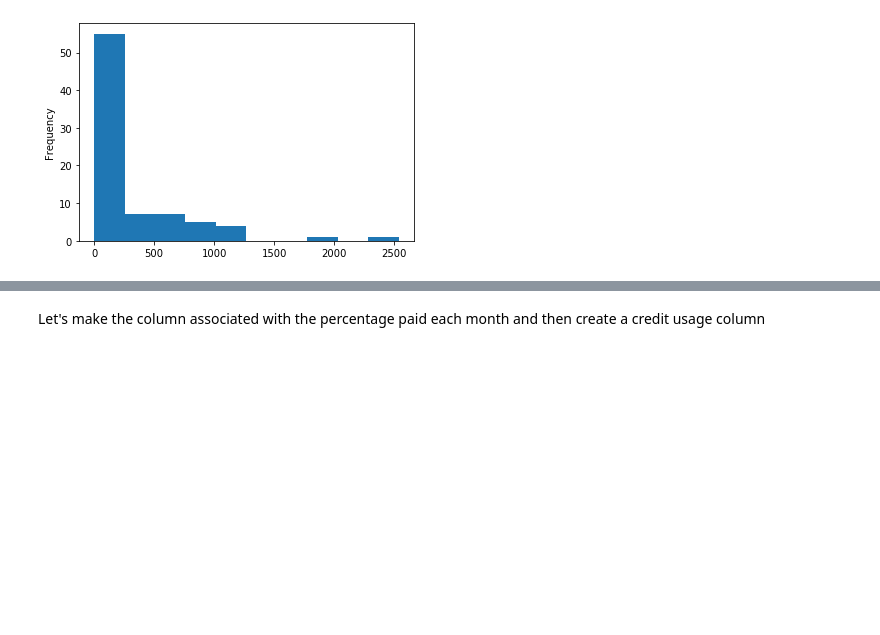
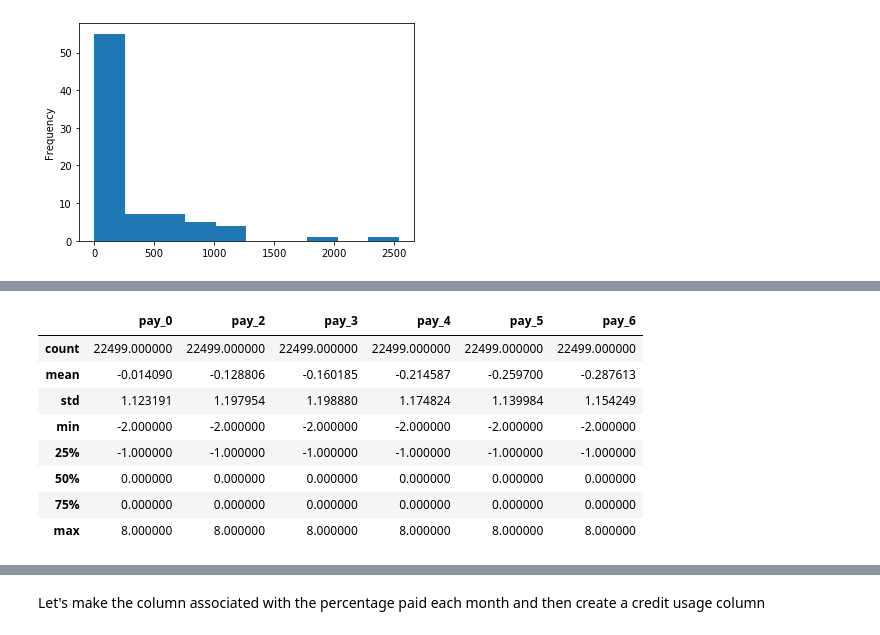
Before and after one commit to SlimHintz/credit-card-default-detection, a Jupyter notebook: dataComprehension.ipynb, the cells around one changed output, grey strips where cells are left out. Cells and saved outputs as stored; diff of their text form; code cells hidden in the pictures; blank space fills up the shorter version.

```diff
--- a/dataComprehension.ipynb
+++ b/dataComprehension.ipynb
@@ -423,0 +431,21 @@ limit_cat_dummies = pd.get_dummies(df1.limit_cat)
+# %%
+pay = [
+    'pay_0',
+    'pay_2',
+    'pay_3',
+    'pay_4',
+    'pay_5',
+    'pay_6',
+]
+
+df1[pay].describe()
+# %% [output]
+|  | pay_0 | pay_2 | pay_3 | pay_4 | pay_5 | pay_6 |
+| count | 22499.000000 | 22499.000000 | 22499.000000 | 22499.000000 | 22499.000000 | 22499.000000 |
+| mean | -0.014090 | -0.128806 | -0.160185 | -0.214587 | -0.259700 | -0.287613 |
+| std | 1.123191 | 1.197954 | 1.198880 | 1.174824 | 1.139984 | 1.154249 |
+| min | -2.000000 | -2.000000 | -2.000000 | -2.000000 | -2.000000 | -2.000000 |
+| 25% | -1.000000 | -1.000000 | -1.000000 | -1.000000 | -1.000000 | -1.000000 |
+| 50% | 0.000000 | 0.000000 | 0.000000 | 0.000000 | 0.000000 | 0.000000 |
+| 75% | 0.000000 | 0.000000 | 0.000000 | 0.000000 | 0.000000 | 0.000000 |
+| max | 8.000000 | 8.000000 | 8.000000 | 8.000000 | 8.000000 | 8.000000 |
```
Also changed, not shown: parts of 8 cells of this notebook.
